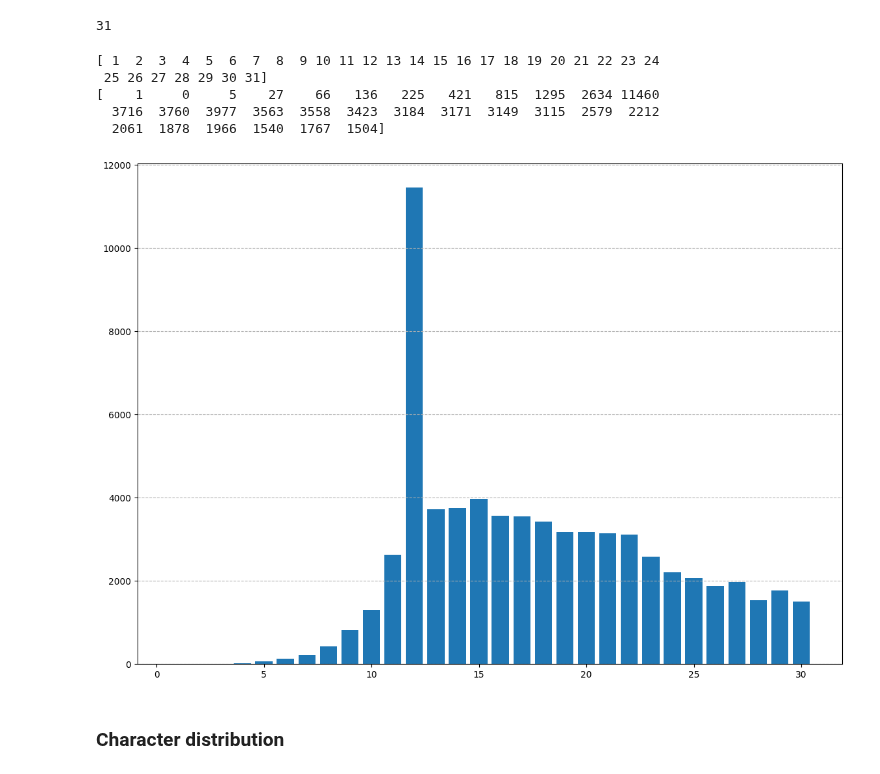
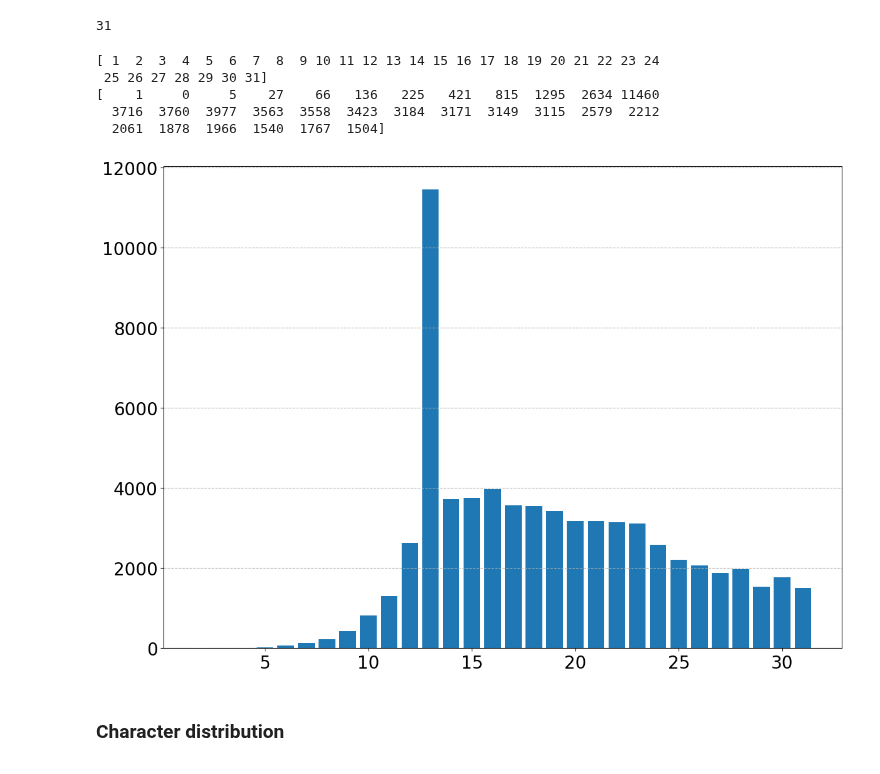
Before and after one commit to takayama-rado/trado_samples, a Jupyter notebook: colab_files/gafs_create_dataset.ipynb, the cells around one changed output. Cells and saved outputs as stored; diff of their text form; code cells hidden in the pictures.

```diff
--- a/colab_files/gafs_create_dataset.ipynb
+++ b/colab_files/gafs_create_dataset.ipynb
@@ -129,22 +129,24 @@ print(max_len)
 # %%
 lengths = np.array([len(p) for p in phrases])
 max_len = np.max(lengths)
 histo, borders = np.histogram(lengths, bins=np.arange(1, max_len+1))
 
 print(borders)
 print(histo)
 
 plt.figure(figsize=(14, 10))
-plt.bar(borders[:-1], histo, align="center")
+plt.bar(borders[:-1]+1, histo, align="center")
 plt.grid(axis="y", linestyle="--")
+plt.xticks(fontsize=20)
+plt.yticks(fontsize=20)
 plt.show()
 # %% [output]
 [ 1  2  3  4  5  6  7  8  9 10 11 12 13 14 15 16 17 18 19 20 21 22 23 24
  25 26 27 28 29 30 31]
 [    1     0     5    27    66   136   225   421   815  1295  2634 11460
   3716  3760  3977  3563  3558  3423  3184  3171  3149  3115  2579  2212
   2061  1878  1966  1540  1767  1504]
-[figure, old version]
+[figure, new version]
 # %% [markdown]
 ### Character distribution
 # %%
```
Also changed, not shown: parts of 3 cells of this notebook.
